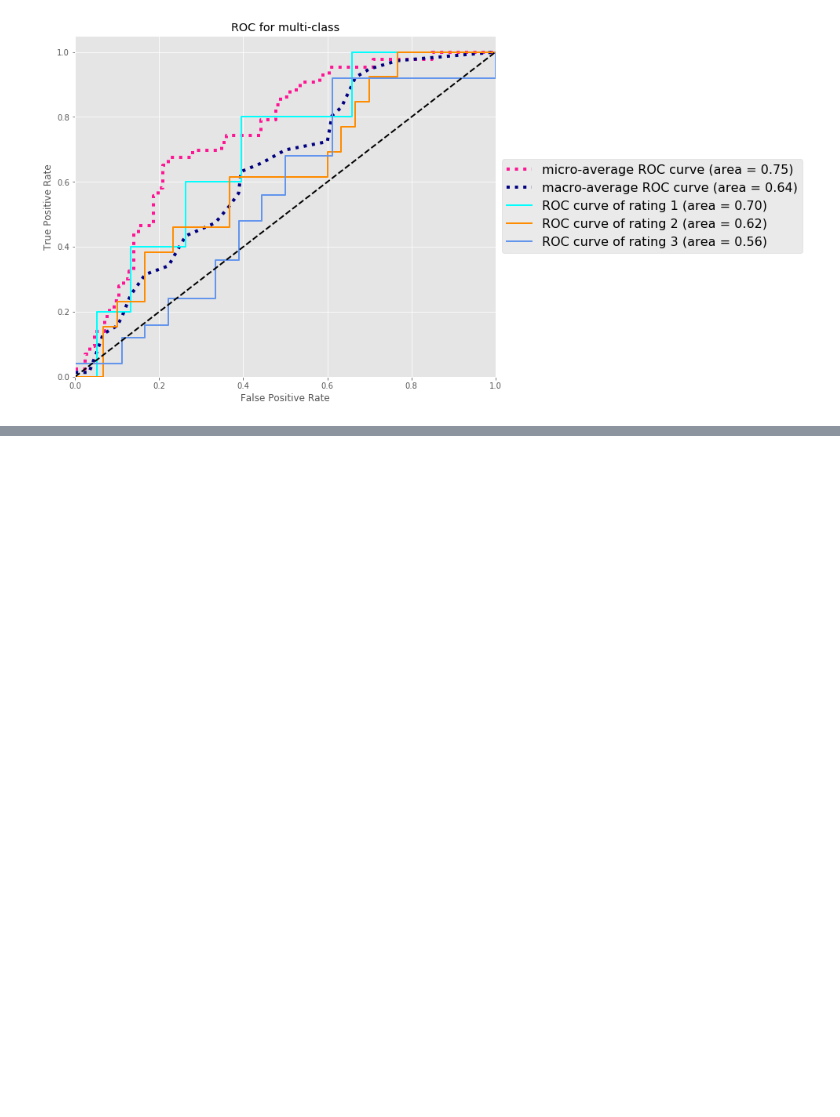
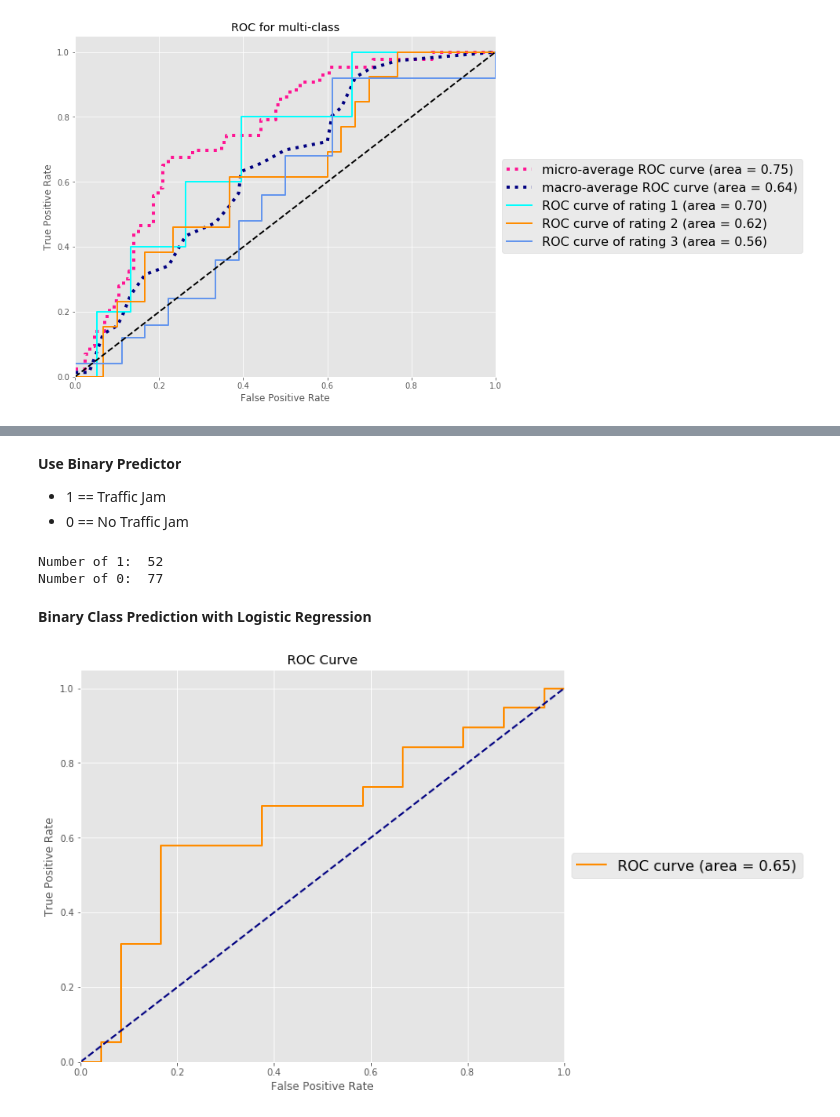
Before and after one commit to MoBran/bi2_project, a Jupyter notebook: src/model_building.ipynb, the cells around one changed output, grey strips where cells are left out. Drawn from its saved outputs; the diff is of its cells as text; code cells hidden in the pictures; blank space fills up the shorter version.

```diff
--- a/src/model_building.ipynb
+++ b/src/model_building.ipynb
@@ -429,0 +422,31 @@ True label
+# %% [markdown]
+**Use Binary Predictor**
+- 1 == Traffic Jam
+- 0 == No Traffic Jam
+# %%
+y = list(feature_engineered_tracks["rating"])
+y = [1 if (i==1 or i==2) else 0 for i in y]
+print("Number of 1: ", sum([1 if i==1 else 0 for i in y]))
+print("Number of 0: ", sum([1 if i==0 else 0 for i in y]))
+y = np.array(y)
+X_train, X_test, y_train, y_test = train_test_split(feature_engineered_tracks.drop(["time","speed","daytime_end_sinus", "daytime_end_cosinus", "rating"],axis=1),
+                                                    y,
+                                                    test_size=0.33)
+# %% [output]
+Number of 1:  52
+Number of 0:  77
+# %% [markdown]
+**Binary Class Prediction with Logistic Regression**
+# %%
+from sklearn.linear_model import LogisticRegression
+from model.train_model import report_model_performance
+from visualization.visualize import plot_ROC_curve
+
+# Learn to predict each class against the other
+classifier = OneVsRestClassifier(LogisticRegression(random_state=random_state,
+                                                    solver="sag"))
+y_score = classifier.fit(X_train, y_train).decision_function(X_test)
+
+plot_ROC_curve(y_test, y_score)
+# %% [output]
+[figure, added]
```
Also changed, not shown: parts of 14 cells of this notebook, 1 other file.
